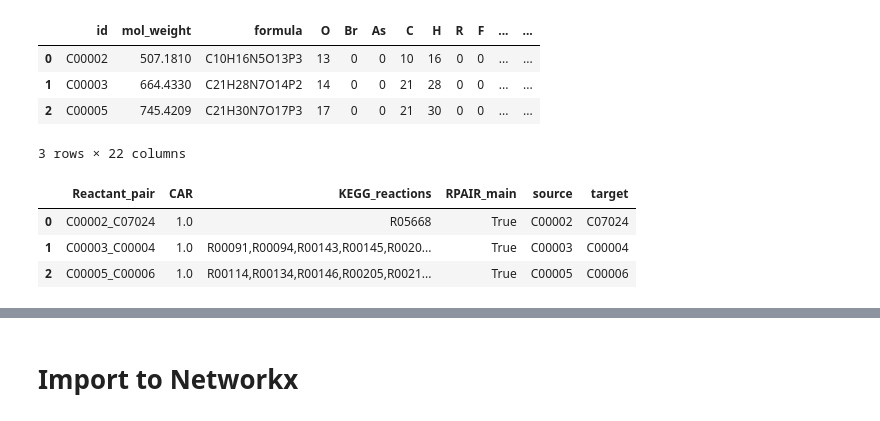
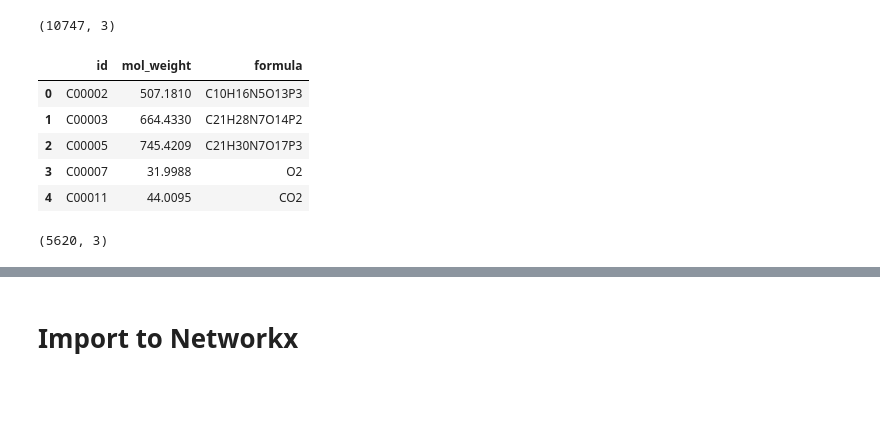
Before and after one commit to costasmexis/pathwayFinder, a Jupyter notebook: main-Copy1.ipynb, the cells around one changed output, grey strips where cells are left out. Saved outputs shown, nothing was run; the diff lists cells and outputs as text; code cells hidden in the pictures; blank space fills up the shorter version.

```diff
--- a/main-Copy1.ipynb
+++ b/main-Copy1.ipynb
@@ -9,20 +9,26 @@ from gensim.models import Word2Vec
 from sklearn.manifold import TSNE
 from IPython.display import SVG
 import re
+# %%
+pairs = pd.read_csv('data/Main_RPAIRS_KEGG.tsv', sep='\t')
+pairs['source'] = pairs['Reactant_pair'].apply(lambda x: x.split('_')[0])
+pairs['target'] = pairs['Reactant_pair'].apply(lambda x: x.split('_')[1])
+
+# Drop columns that won't be used
+pairs.drop(['KEGG_reactions', 'CAR', 'RPAIR_main'], axis=1, inplace=True)
+pairs.shape
+# %% [output]
+(10747, 3)
 # %%
-df = pd.read_csv('data/curated.csv', index_col=0)
-df.head(3)
+df = pd.read_csv('data/compounds_list_KEGG.csv')
+display(df.head())
+
+print(df.shape)
 # %% [output]
-|  | id | mol_weight | formula | O | Br | As | C | H | R | F | ... | ... |
-| 0 | C00002 | 507.1810 | C10H16N5O13P3 | 13 | 0 | 0 | 10 | 16 | 0 | 0 | ... | ... |
-| 1 | C00003 | 664.4330 | C21H28N7O14P2 | 14 | 0 | 0 | 21 | 28 | 0 | 0 | ... | ... |
-| 2 | C00005 | 745.4209 | C21H30N7O17P3 | 17 | 0 | 0 | 21 | 30 | 0 | 0 | ... | ... |
+|  | id | mol_weight | formula |
+| 0 | C00002 | 507.1810 | C10H16N5O13P3 |
+| 1 | C00003 | 664.4330 | C21H28N7O14P2 |
+| 2 | C00005 | 745.4209 | C21H30N7O17P3 |
+| 3 | C00007 | 31.9988 | O2 |
+| 4 | C00011 | 44.0095 | CO2 |
-3 rows × 22 columns
+(5620, 3)
-# %%
-pairs = pd.read_csv('data/Main_RPAIRS_KEGG_fixed.csv')
-pairs.head(3)
-# %% [output]
-|  | Reactant_pair | CAR | KEGG_reactions | RPAIR_main | source | target |
-| 0 | C00002_C07024 | 1.0 | R05668 | True | C00002 | C07024 |
-| 1 | C00003_C00004 | 1.0 | R00091,R00094,R00143,R00145,R0020... | True | C00003 | C00004 |
-| 2 | C00005_C00006 | 1.0 | R00114,R00134,R00146,R00205,R0021... | True | C00005 | C00006 |
```
Also changed, not shown: parts of 79 cells of this notebook, 2 other files.
